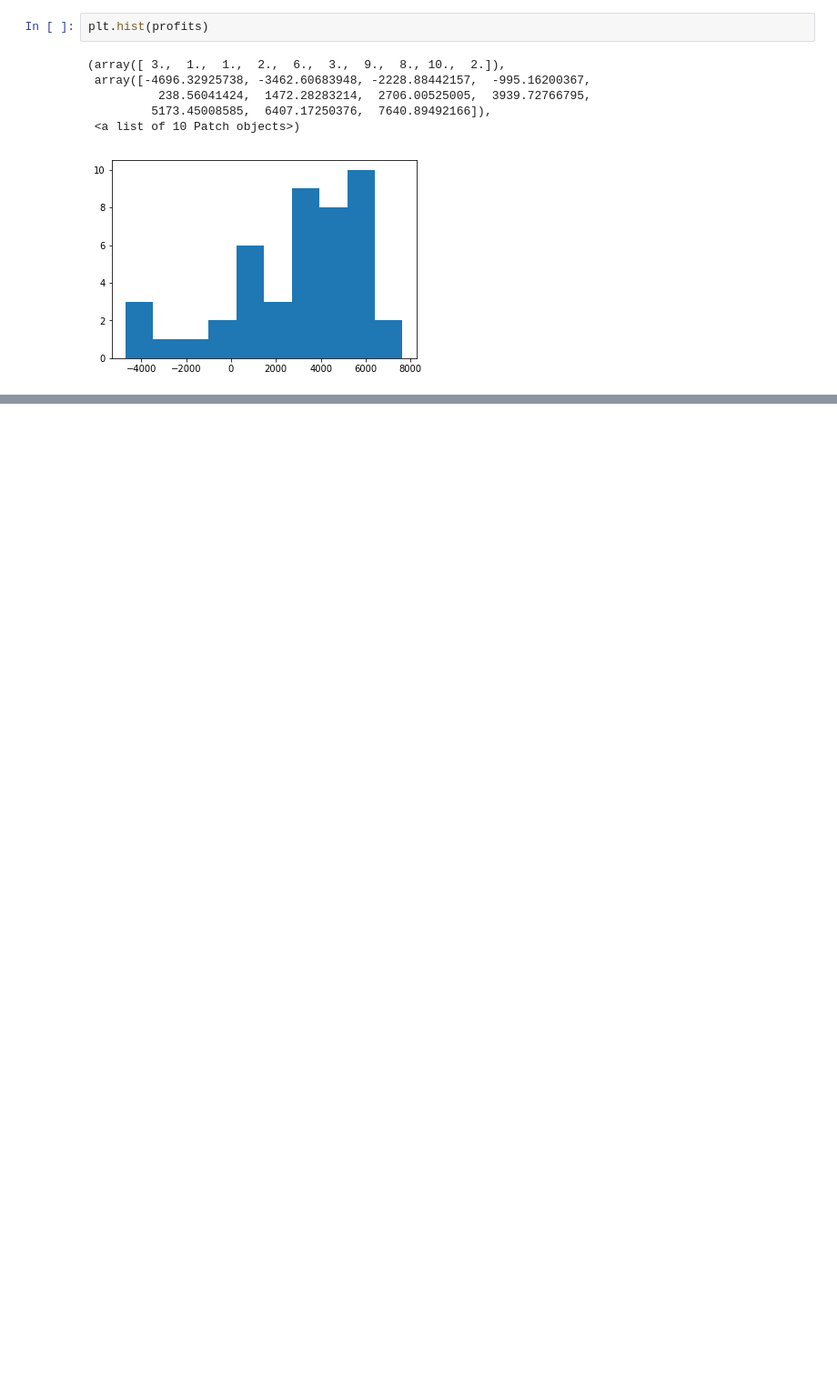
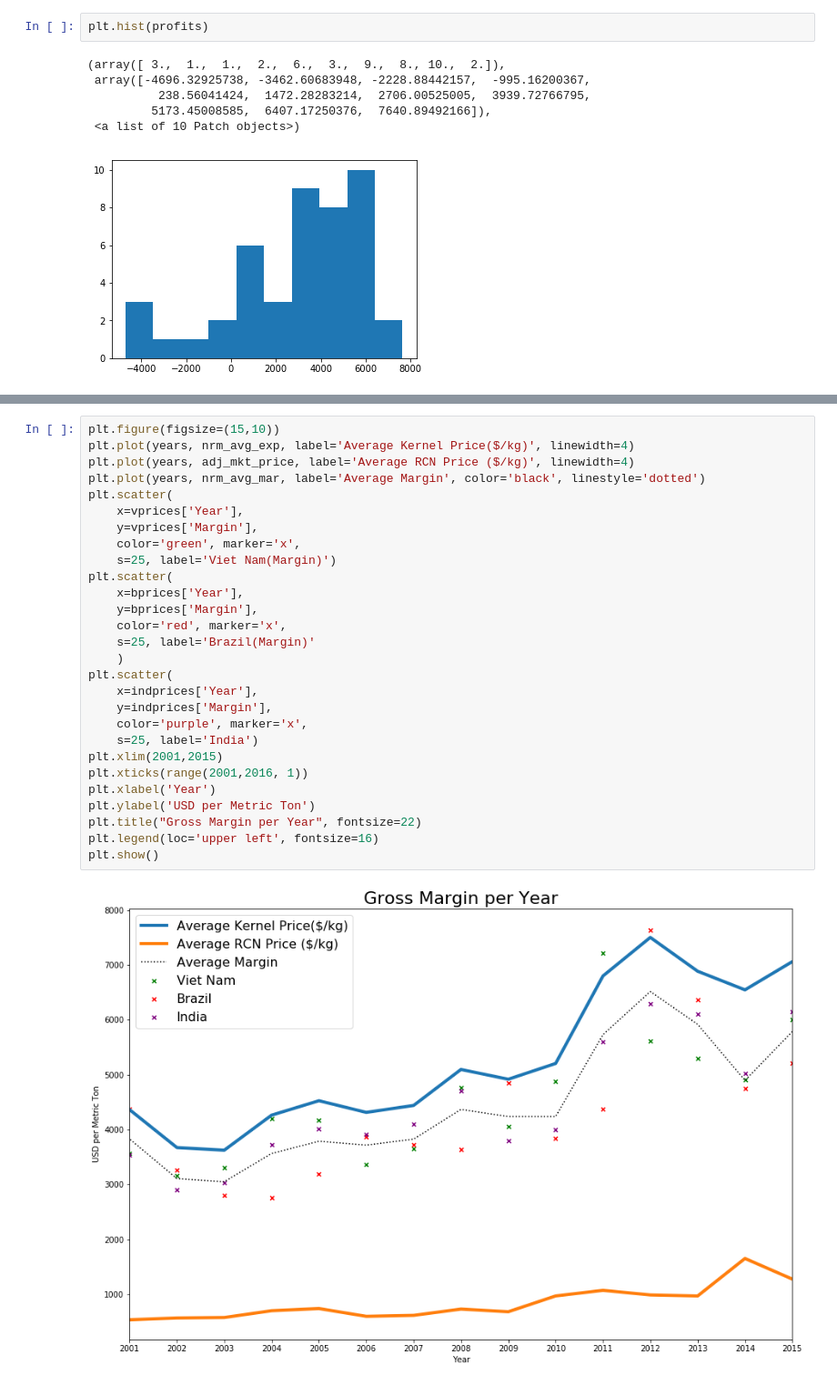
Before and after one commit to ExtraLime/cashew, a Jupyter notebook: roughdraft.ipynb, the cells around one changed output, grey strips where cells are left out. Shown at 91% size. Cells and saved outputs as stored; diff of their text form; blank space fills up the shorter version.

```diff
--- a/roughdraft.ipynb
+++ b/roughdraft.ipynb
@@ -311,0 +328,30 @@ plt.hist(profits)
+# %%
+plt.figure(figsize=(15,10))
+plt.plot(years, nrm_avg_exp, label='Average Kernel Price($/kg)', linewidth=4)
+plt.plot(years, adj_mkt_price, label='Average RCN Price ($/kg)', linewidth=4)
+plt.plot(years, nrm_avg_mar, label='Average Margin', color='black', linestyle='dotted')
+plt.scatter(
+    x=vprices['Year'],
+    y=vprices['Margin'],
+    color='green', marker='x',
+    s=25, label='Viet Nam(Margin)')
+plt.scatter(
+    x=bprices['Year'],
+    y=bprices['Margin'],
+    color='red', marker='x',
+    s=25, label='Brazil(Margin)'
+    )
+plt.scatter(
+    x=indprices['Year'],
+    y=indprices['Margin'],
+    color='purple', marker='x',
+    s=25, label='India')
+plt.xlim(2001,2015)
+plt.xticks(range(2001,2016, 1))
+plt.xlabel('Year')
+plt.ylabel('USD per Metric Ton')
+plt.title("Gross Margin per Year", fontsize=22)
+plt.legend(loc='upper left', fontsize=16)
+plt.show()
+# %% [output]
+[figure, added]
```
Also changed, not shown: parts of 8 cells of this notebook.
